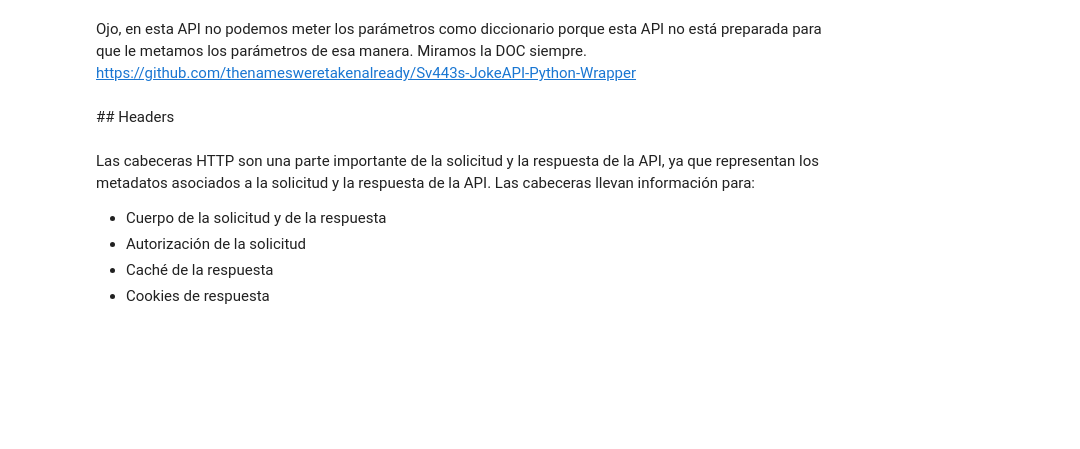
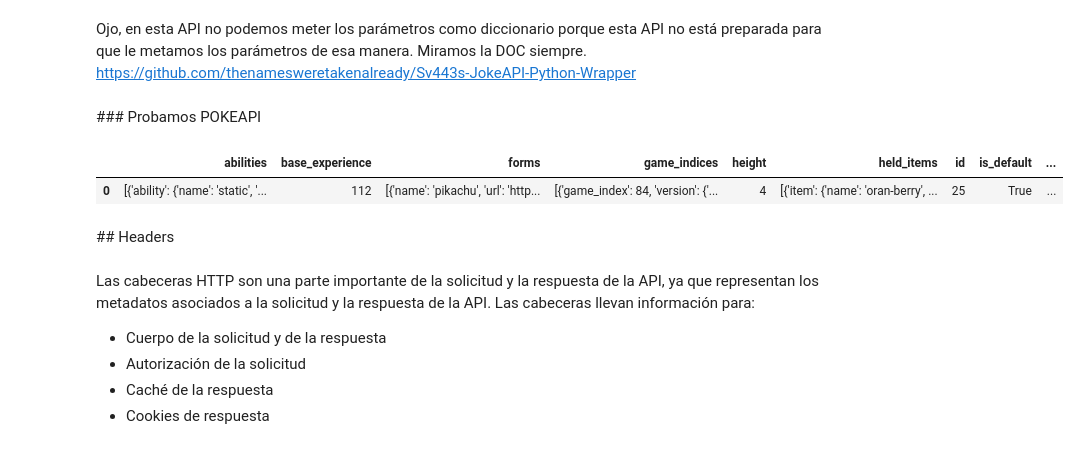
Before and after one commit to Ironhack-Data-Madrid-Octubre-2021/apuntes_clase, a Jupyter notebook: semana_03/03-apis.ipynb, the cells around one changed output. Cells and saved outputs as stored; diff of their text form; code cells hidden in the pictures; blank space fills up the shorter version.

```diff
--- a/semana_03/03-apis.ipynb
+++ b/semana_03/03-apis.ipynb
@@ -521,3 +548,13 @@ https://jokeapi.dev/
 # %% [markdown]
 Ojo, en esta API no podemos meter los parámetros como diccionario porque esta API no está preparada para que le metamos los parámetros de esa manera. Miramos la DOC siempre.
 https://github.com/thenamesweretakenalready/Sv443s-JokeAPI-Python-Wrapper
+# %% [markdown]
+### Probamos POKEAPI
+# %%
+poke_url = 'https://pokeapi.co/api/v2/pokemon/pikachu'
+poke_req = requests.get(poke_url).json()
+pokedex = pd.DataFrame([poke_req])
+pokedex
+# %% [output]
+|  | abilities | base_experience | forms | game_indices | height | held_items | id | is_default | ... |
+| 0 | [{'ability': {'name': 'static', '... | 112 | [{'name': 'pikachu', 'url': 'http... | [{'game_index': 84, 'version': {'... | 4 | [{'item': {'name': 'oran-berry', ... | 25 | True | ... |
```
Also changed, not shown: parts of 86 cells of this notebook.
